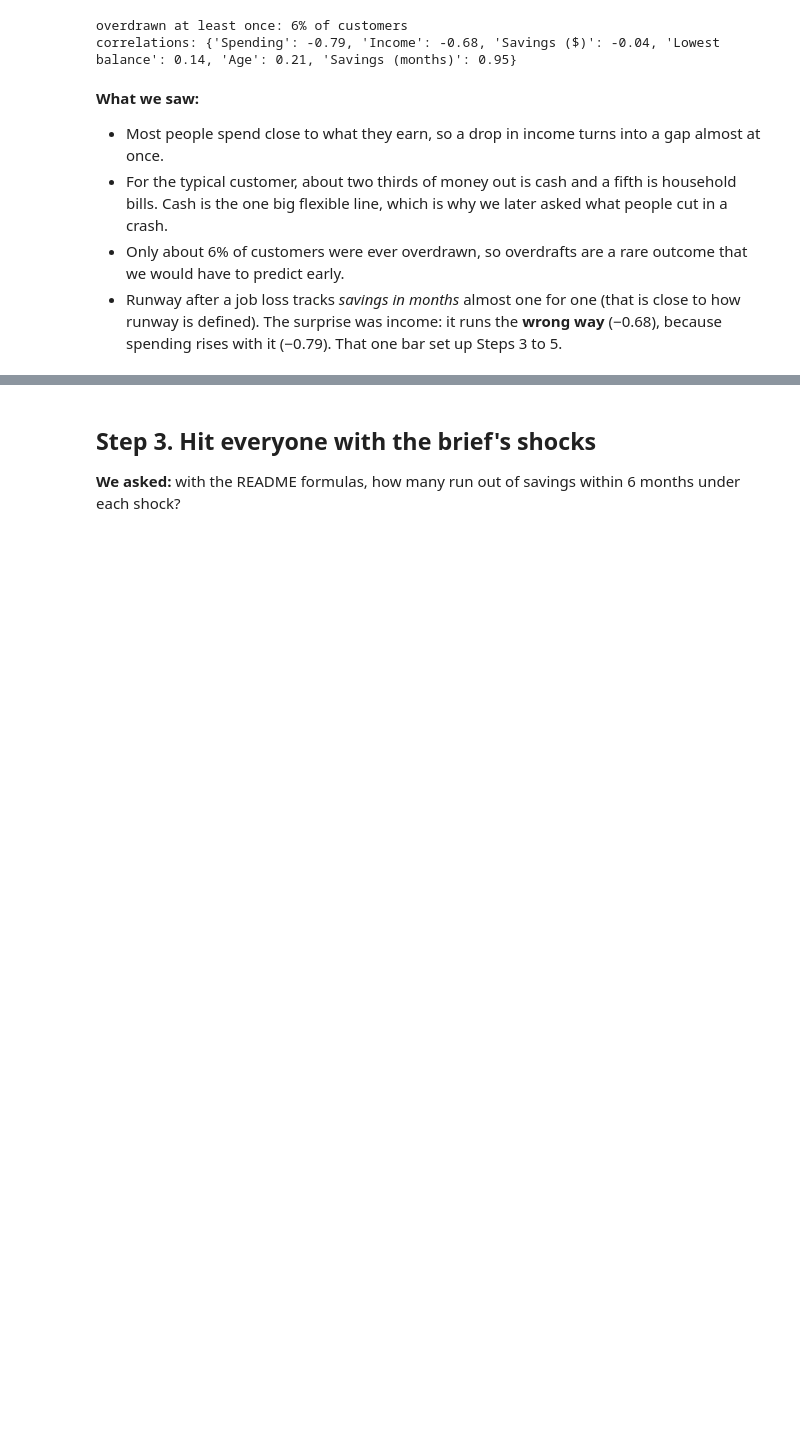
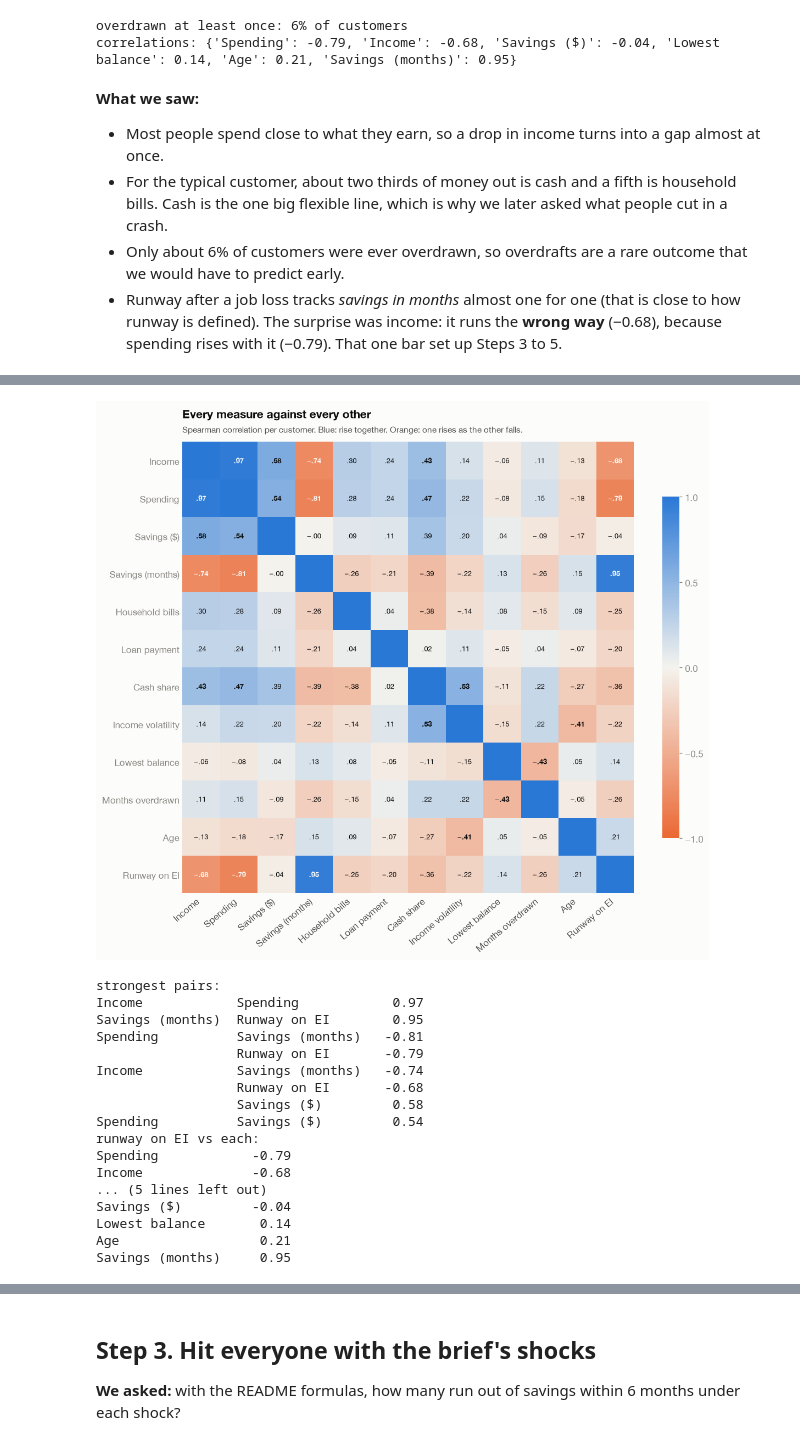
Before and after one commit to blackholestar/guardrails, a Jupyter notebook: eda/eda.ipynb, the cells around one changed output, grey strips where cells are left out. Drawn from its saved outputs; the diff is of its cells as text; code cells hidden in the pictures; blank space fills up the shorter version.

```diff
--- a/eda/eda.ipynb
+++ b/eda/eda.ipynb
@@ -135,0 +139,49 @@ correlations: {'Spending': -0.79, 'Income': -0.68, 'Savings ($)': -0.04, 'Lowest
+# %%
+from matplotlib.colors import LinearSegmentedColormap
+g = ms.groupby('account_id')
+v = pd.DataFrame({
+    'Income': x.I_income, 'Spending': x.S_spending, 'Savings ($)': x.B_buffer, 'Savings (months)': x.buffer_months,
+    'Household bills': x.H_bills if 'H_bills' in x else g.household_bills.median().reindex(x.index),
+    'Loan payment': g.loan_payments.median().reindex(x.index),
+    'Cash share': (g.cash_withdrawals_genuine.sum() / g.money_out.sum()).reindex(x.index),
+    'Income volatility': (g.money_in.std() / g.money_in.mean()).reindex(x.index),
+    'Lowest balance': g.min_balance.min().reindex(x.index),
+    'Months overdrawn': (ms.days_below_zero > 0).groupby(ms.account_id).sum().reindex(x.index),
+    'Age': x.age, 'Runway on EI': x.ei_runway})
+C = v.corr(method='spearman')
+cmap = LinearSegmentedColormap.from_list('div', [ORANGE, '#f4f3ee', BLUE])
+fig, ax = plt.subplots(figsize=(11, 9.5))
+im = ax.imshow(C.values, cmap=cmap, vmin=-1, vmax=1)
+ax.set_xticks(range(len(C)), C.columns, rotation=40, ha='right'); ax.set_yticks(range(len(C)), C.index)
+for i in range(len(C)):
+    for j in range(len(C)):
+        if i != j: ax.text(j, i, f'{C.iat[i, j]:+.2f}'.replace('+0.', '.').replace('-0.', '−.'), ha='center', va='center', fontsize=8.5,
+                           color=INK if abs(C.iat[i, j]) < 0.6 else SURFACE, fontweight='bold' if abs(C.iat[i, j]) >= 0.4 else 'normal')
+for s in ax.spines.values(): s.set_visible(False)
+ax.tick_params(length=0)
+ax.set_title('Every measure against every other', loc='left', fontsize=14, fontweight='bold', color=INK, pad=28)
+ax.text(0, 1.02, 'Spearman correlation per customer. Blue: rise together. Orange: one rises as the other falls.', transform=ax.transAxes, fontsize=10, color=INK2)
+cb = fig.colorbar(im, ax=ax, shrink=0.7, ticks=[-1, -0.5, 0, 0.5, 1]); cb.outline.set_visible(False)
+plt.tight_layout(); plt.show()
+pairs = C.where(np.triu(np.ones(C.shape, bool), 1)).stack().sort_values(key=abs, ascending=False)
+print('strongest pairs:'); print(pairs.head(8).round(2).to_string())
+print('runway on EI vs each:'); print(C['Runway on EI'].drop('Runway on EI').sort_values().round(2).to_string())
+# %% [output]
+[figure, added]
+strongest pairs:
+Income            Spending            0.97
+Savings (months)  Runway on EI        0.95
+Spending          Savings (months)   -0.81
+                  Runway on EI       -0.79
+Income            Savings (months)   -0.74
+                  Runway on EI       -0.68
+                  Savings ($)         0.58
+Spending          Savings ($)         0.54
+runway on EI vs each:
+Spending            -0.79
+Income              -0.68
+... (5 lines left out)
+Savings ($)         -0.04
+Lowest balance       0.14
+Age                  0.21
+Savings (months)     0.95
```
Also changed, not shown: parts of 2 cells of this notebook, 17 other files.
